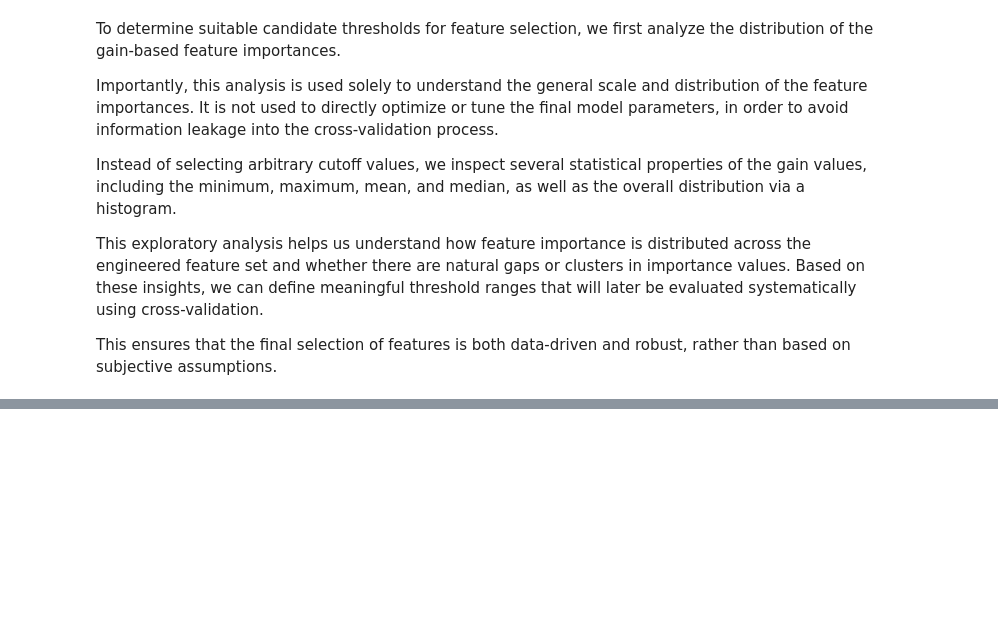
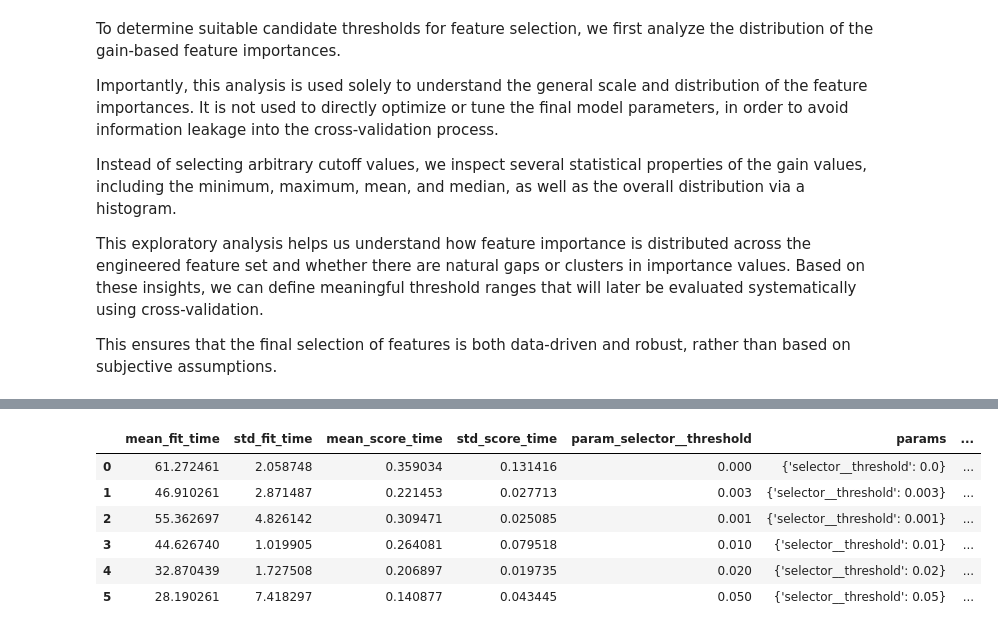
Before and after one commit to TobiSchl2010/predictive-maintenance-cmaps, a Jupyter notebook: notebooks/03_modeling.ipynb, the cells around one changed output, grey strips where cells are left out. Cells and saved outputs as stored; diff of their text form; code cells hidden in the pictures; blank space fills up the shorter version.

```diff
--- a/notebooks/03_modeling.ipynb
+++ b/notebooks/03_modeling.ipynb
@@ -1367,12 +1375,15 @@ param_grid = {
+# %%
+cv = GroupKFold(n_splits=5)
 # %%
 grid_search_features = GridSearchCV(
-    feature_pipeline,
+    estimator=feature_pipeline,
     param_grid=param_grid,
-    cv=5,
+    cv=cv,
     scoring="neg_mean_squared_error",
+    error_score="raise",
     n_jobs=-1,
     verbose=2
 )
 # %%
-grid_search_features.fit(X_train_clean, y_train)
+grid_search_features.fit(X_train_clean, y_train, groups=groups)
 # %% [output]
@@ -1380,0 +1408,13 @@ KeyboardInterrupt:
+# %%
+results_df = pd.DataFrame(grid_search_features.cv_results_)
+results_df = results_df.sort_values(by='rank_test_score').reset_index(drop=True)
+# %%
+results_df
+# %% [output]
+|  | mean_fit_time | std_fit_time | mean_score_time | std_score_time | param_selector__threshold | params | ... |
+| 0 | 61.272461 | 2.058748 | 0.359034 | 0.131416 | 0.000 | {'selector__threshold': 0.0} | ... |
+| 1 | 46.910261 | 2.871487 | 0.221453 | 0.027713 | 0.003 | {'selector__threshold': 0.003} | ... |
+| 2 | 55.362697 | 4.826142 | 0.309471 | 0.025085 | 0.001 | {'selector__threshold': 0.001} | ... |
+| 3 | 44.626740 | 1.019905 | 0.264081 | 0.079518 | 0.010 | {'selector__threshold': 0.01} | ... |
+| 4 | 32.870439 | 1.727508 | 0.206897 | 0.019735 | 0.020 | {'selector__threshold': 0.02} | ... |
+| 5 | 28.190261 | 7.418297 | 0.140877 | 0.043445 | 0.050 | {'selector__threshold': 0.05} | ... |
```
Also changed, not shown: parts of 29 cells of this notebook, 3 other files.
